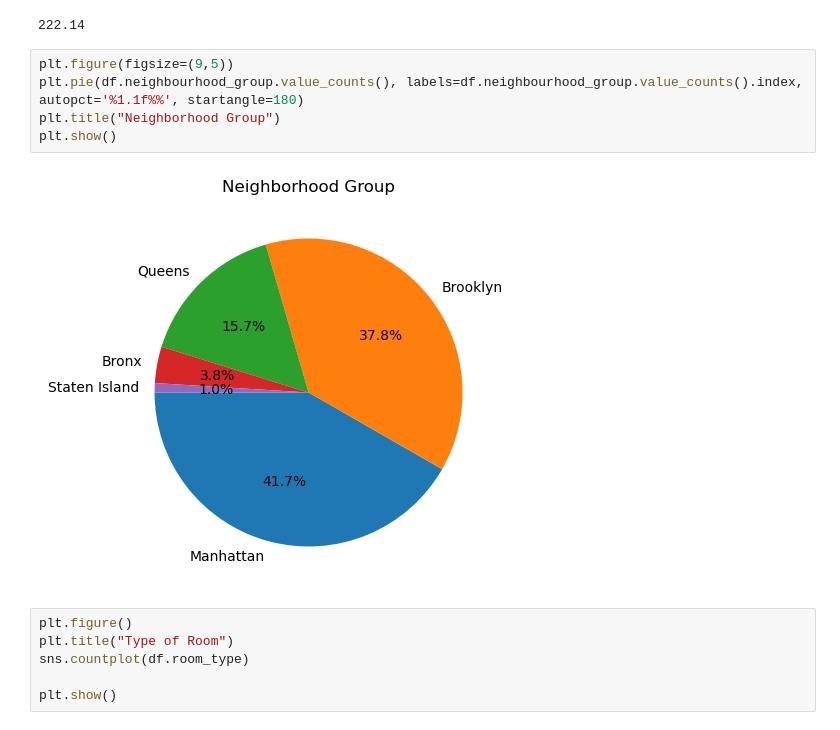
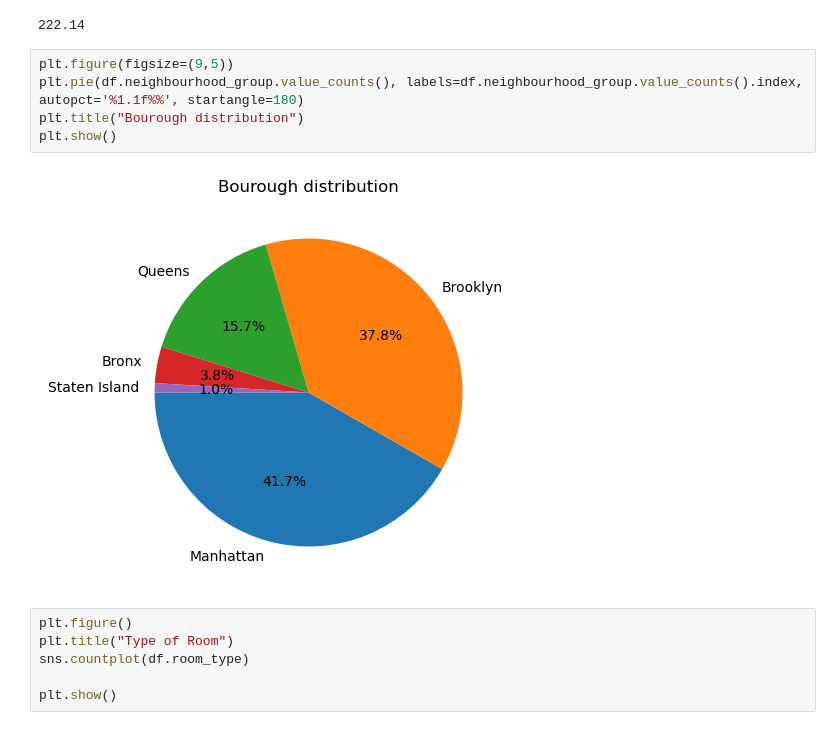
Before and after one commit to n-altawam/Sprinboard, a Jupyter notebook: Capstone 2/EDA.ipynb, the cells around one changed output. Saved outputs shown, nothing was run; the diff lists cells and outputs as text.

```diff
--- a/Capstone 2/EDA.ipynb
+++ b/Capstone 2/EDA.ipynb
@@ -28,10 +48,10 @@ print(avg_price)
 # %%
 plt.figure(figsize=(9,5))
 plt.pie(df.neighbourhood_group.value_counts(), labels=df.neighbourhood_group.value_counts().index, autopct='%1.1f%%', startangle=180)
-plt.title("Neighborhood Group")
+plt.title("Bourough distribution")
 plt.show()
 # %% [output]
-[figure, old version]
+[figure, new version]
 # %%
 plt.figure()
 plt.title("Type of Room")
```
Also changed, not shown: parts of 20 cells of this notebook.
